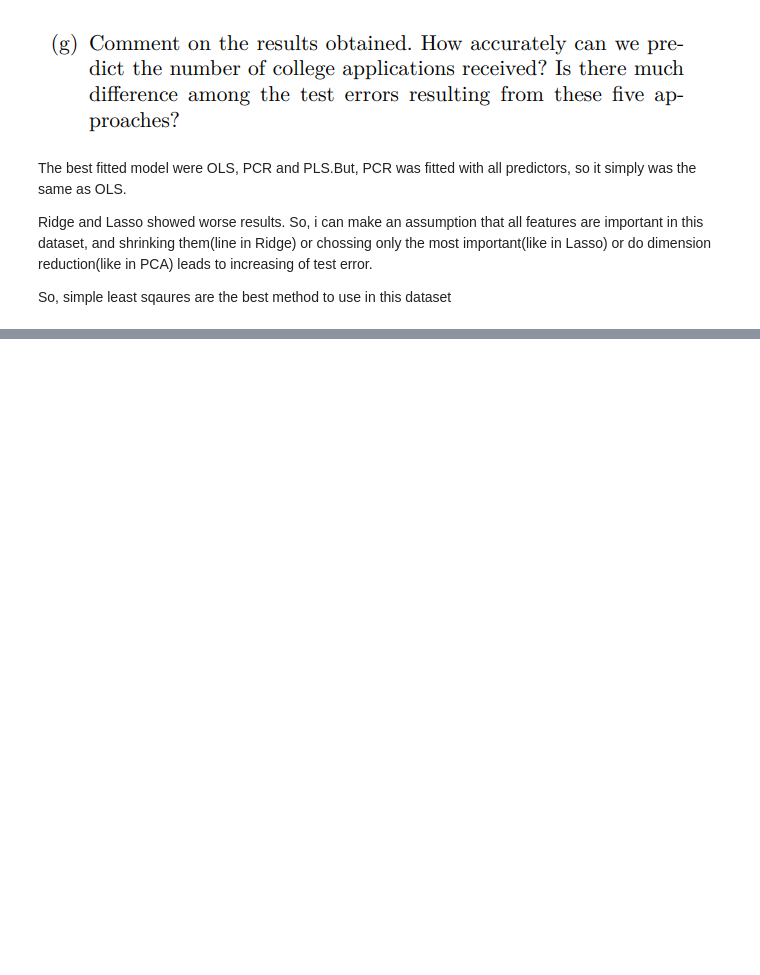
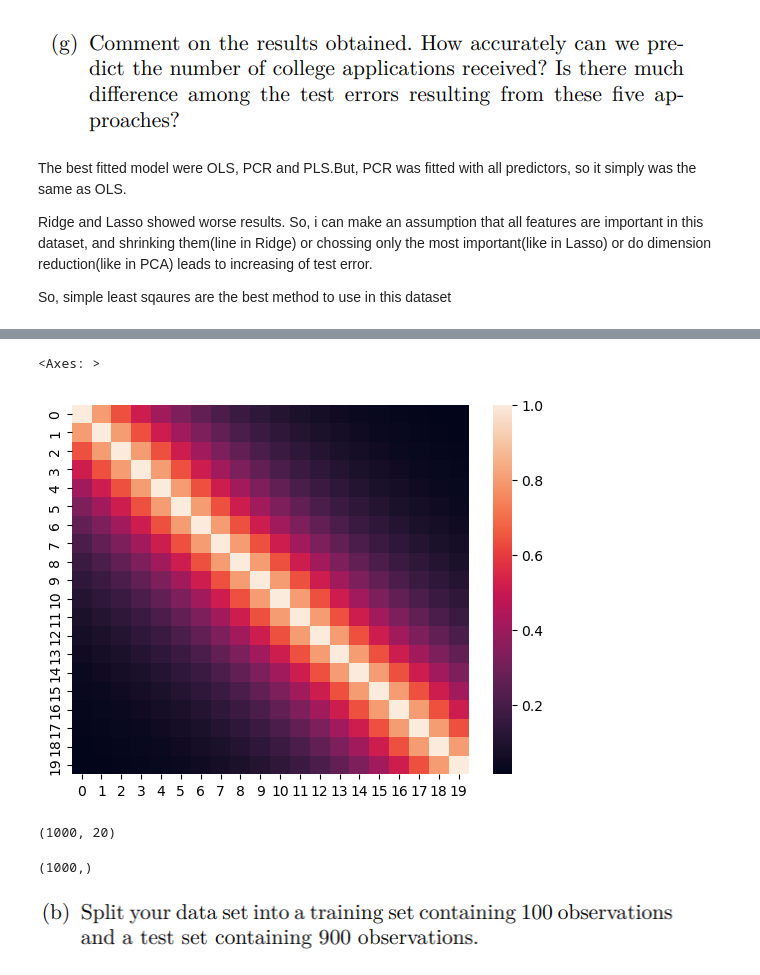
Before and after one commit to kolyakr/ISLP, a Jupyter notebook: 6_linear_models_and_regularization_methods/exercises.ipynb, the cells around one changed output, grey strips where cells are left out. Cells and saved outputs as stored; diff of their text form; code cells hidden in the pictures; blank space fills up the shorter version.

```diff
--- a/6_linear_models_and_regularization_methods/exercises.ipynb
+++ b/6_linear_models_and_regularization_methods/exercises.ipynb
@@ -766,0 +772,41 @@ So, simple least sqaures are the best method to use in this dataset
+# %%
+n = 1000
+p = 20
+
+def correlation_ar1(p, rho=0.5):
+    """
+    Returns an AR(1) correlation matrix of dimension p x p
+    with correlation parameter rho.
+    AR(1) means Corr(X_i, X_j) = rho^|i - j|.
+    """
+    Sigma = np.zeros((p, p))
+    for i in range(p):
+        for j in range(p):
+            Sigma[i, j] = rho ** abs(i - j)
+    return Sigma
+
+Sigma = correlation_ar1(p, rho=0.8)
+sns.heatmap(Sigma)
+# %% [output]
+<Axes: >
+[figure, added]
+# %%
+rng = np.random.default_rng(2025)
+X = rng.multivariate_normal(mean=np.zeros(p), cov=correlation_ar1(p, rho=0.8), size=n)
+
+eps = rng.normal(0, 7, size=(n, ))
+X.shape
+# %% [output]
+(1000, 20)
+# %%
+B = np.array([2, 0, 0, 1, -2,
+              -1, 0, 2, 0, 0,
+              0, 0, 0, 0, 0,
+              0, 3, 0, 4, 0])
+
+y = np.dot(X, B) + eps
+y.shape
+# %% [output]
+(1000,)
+# %% [markdown]
+![image.png](attachment:image.png)
```
Also changed, not shown: parts of 30 cells of this notebook.
